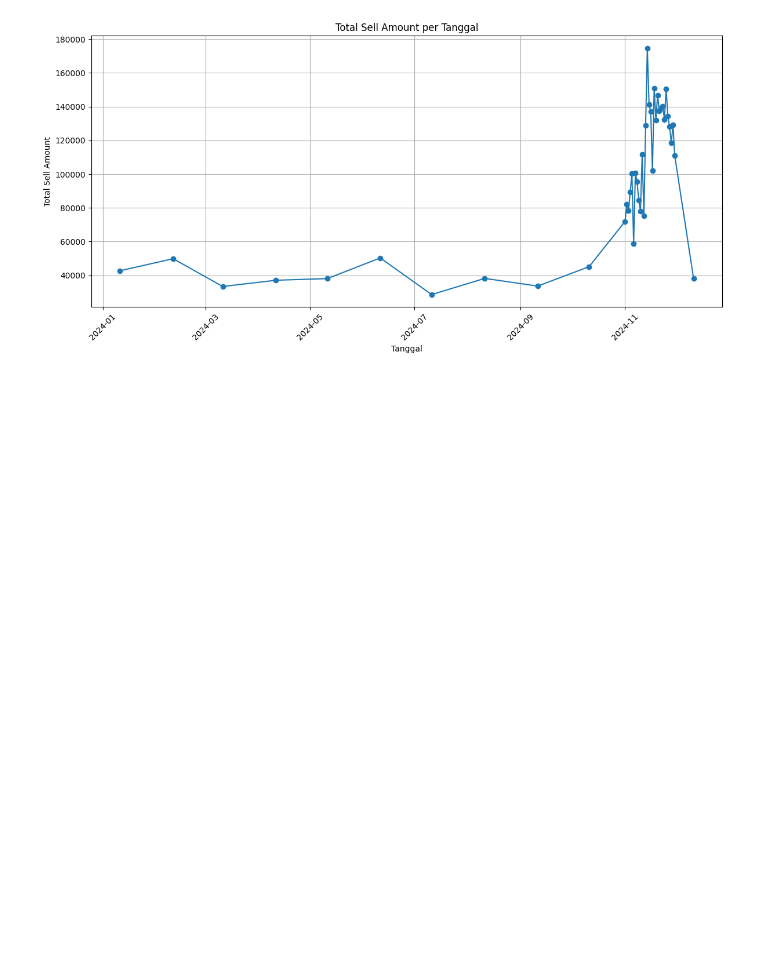
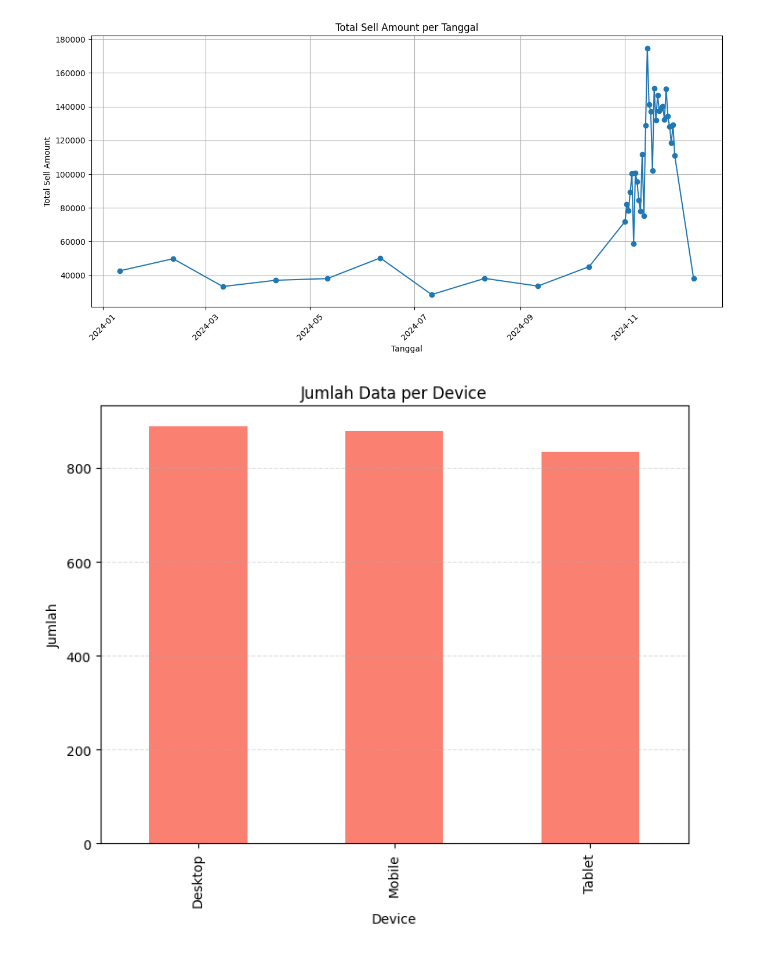
Before and after one commit to CodeRei067/data-science-3, a Jupyter notebook: Notebooks/eda.ipynb, the cells around one changed output. Saved outputs shown, nothing was run; the diff lists cells and outputs as text; code cells hidden in the pictures; blank space fills up the shorter version.

```diff
--- a/Notebooks/eda.ipynb
+++ b/Notebooks/eda.ipynb
@@ -246,3 +246,17 @@ plt.tight_layout()
 plt.show()
 # %% [output]
 [figure]
+# %%
+device_count = df["Device"].value_counts()
+
+plt.figure(figsize=(8, 6))
+device_count.plot(kind="bar", color="salmon")
+
+plt.title("Jumlah Data per Device")
+plt.xlabel("Device")
+plt.ylabel("Jumlah")
+plt.grid(axis="y", linestyle="--", alpha=0.4)
+
+plt.show()
+# %% [output]
+[figure, added]
```
Also changed, not shown: parts of 1 cell of this notebook, 1 other file.
